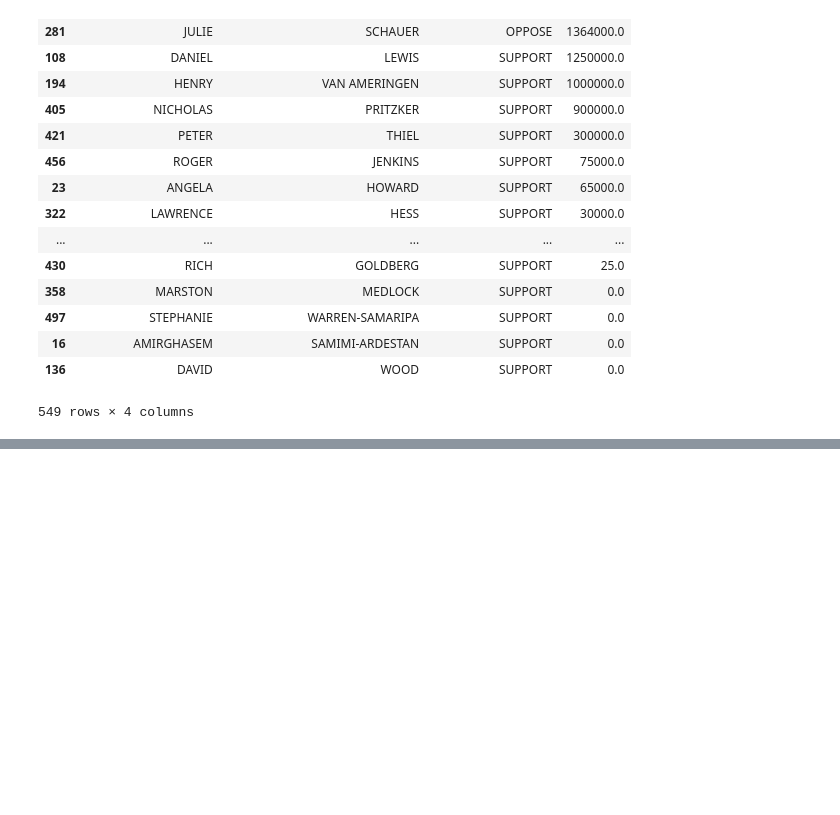
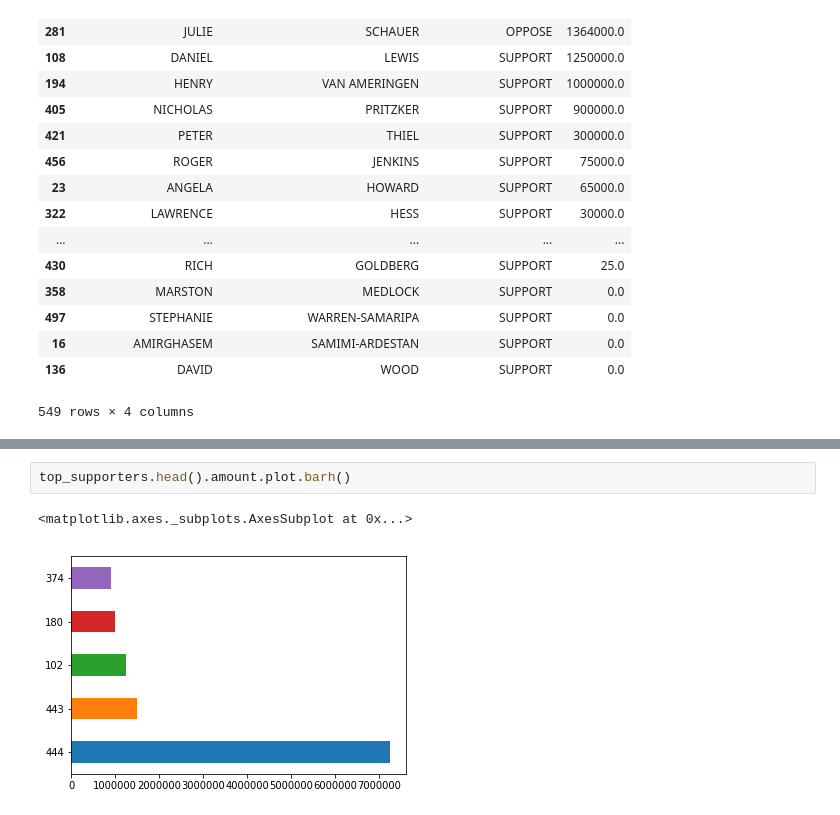
Before and after one commit to emiliepham/first-python-notebook, a Jupyter notebook: prop-64-analysis.ipynb, the cells around one changed output, grey strips where cells are left out. Drawn from its saved outputs; the diff is of its cells as text; blank space fills up the shorter version.

```diff
--- a/prop-64-analysis.ipynb
+++ b/prop-64-analysis.ipynb
@@ -353,0 +384,5 @@ merged.groupby(["contributor_firstname", "contributor_lastname", "committee_posi
+# %%
+top_supporters.head().amount.plot.barh()
+# %% [output]
+<matplotlib.axes._subplots.AxesSubplot at 0x...>
+[figure, added]
```
Also changed, not shown: parts of 22 cells of this notebook.
